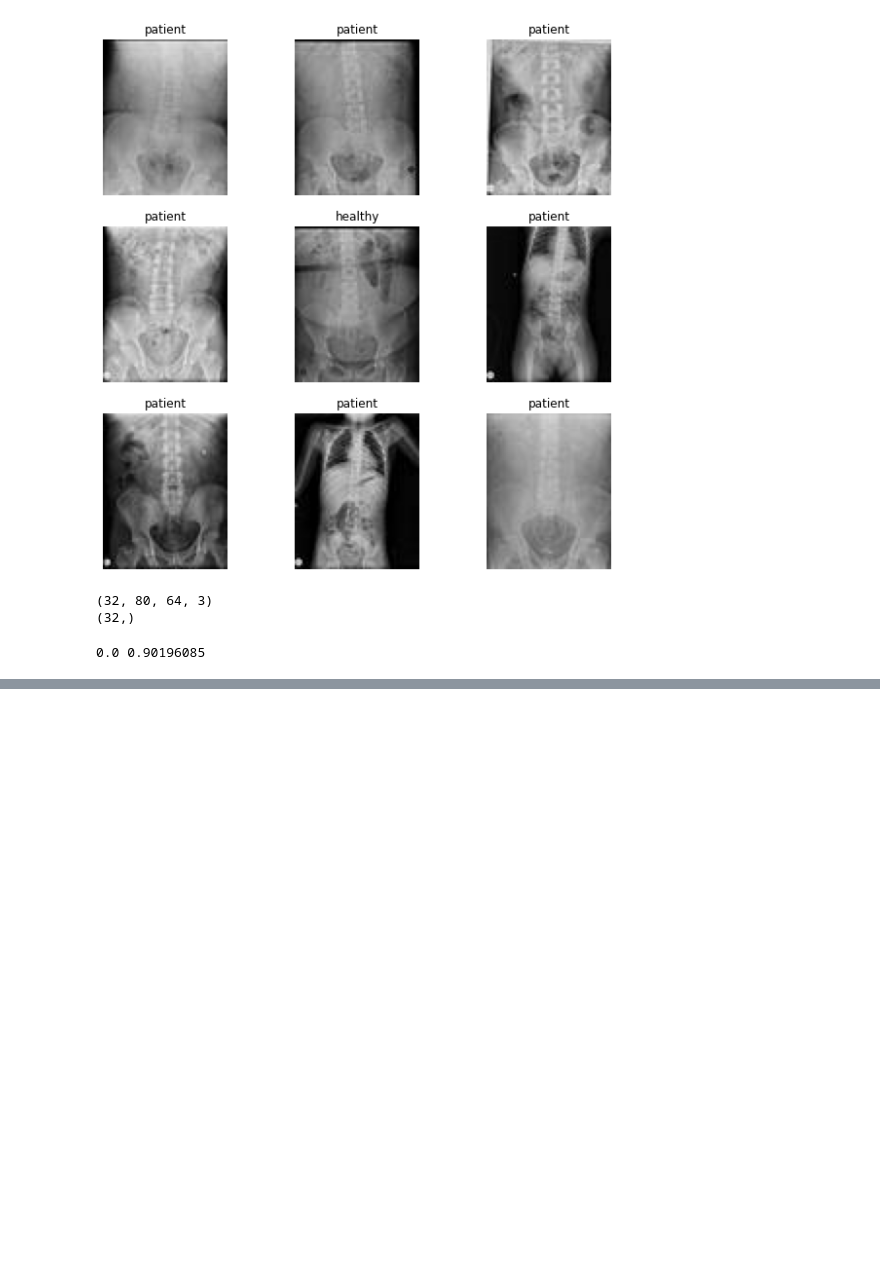
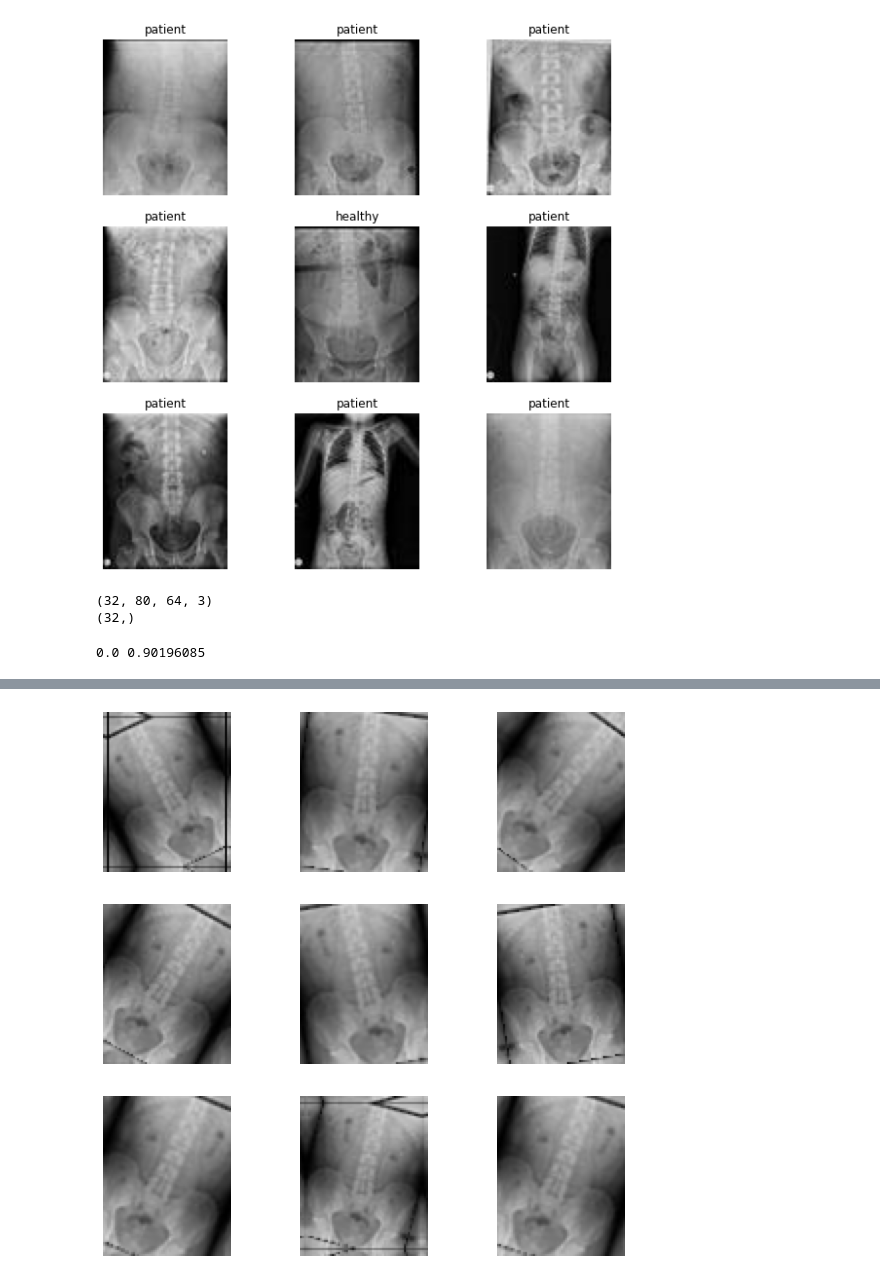
Before and after one commit to isilkarabeyaksakalli/kidneyStoneBinaryClassification, a Jupyter notebook: 05-11-2020.ipynb, the cells around one changed output, grey strips where cells are left out. Drawn from its saved outputs; the diff is of its cells as text; code cells hidden in the pictures; blank space fills up the shorter version.

```diff
--- a/05-11-2020.ipynb
+++ b/05-11-2020.ipynb
@@ -137,0 +172,22 @@ Epoch 100/100
+# %%
+#Data augmentation
+data_augmentation = keras.Sequential(
+  [
+    layers.experimental.preprocessing.RandomFlip("horizontal",
+                                                 input_shape=(img_height,
+                                                              img_width,
+                                                              3)),
+    layers.experimental.preprocessing.RandomRotation(0.1),
+    layers.experimental.preprocessing.RandomZoom(0.1),
+  ]
+)
+# %%
+plt.figure(figsize=(10, 10))
+for images, _ in train_ds.take(1):
+  for i in range(9):
+    augmented_images = data_augmentation(images)
+    ax = plt.subplot(3, 3, i + 1)
+    plt.imshow(augmented_images[0].numpy().astype("uint8"))
+    plt.axis("off")
+# %% [output]
+[figure, added]
```
Also changed, not shown: parts of 8 cells of this notebook, 17 other files.
